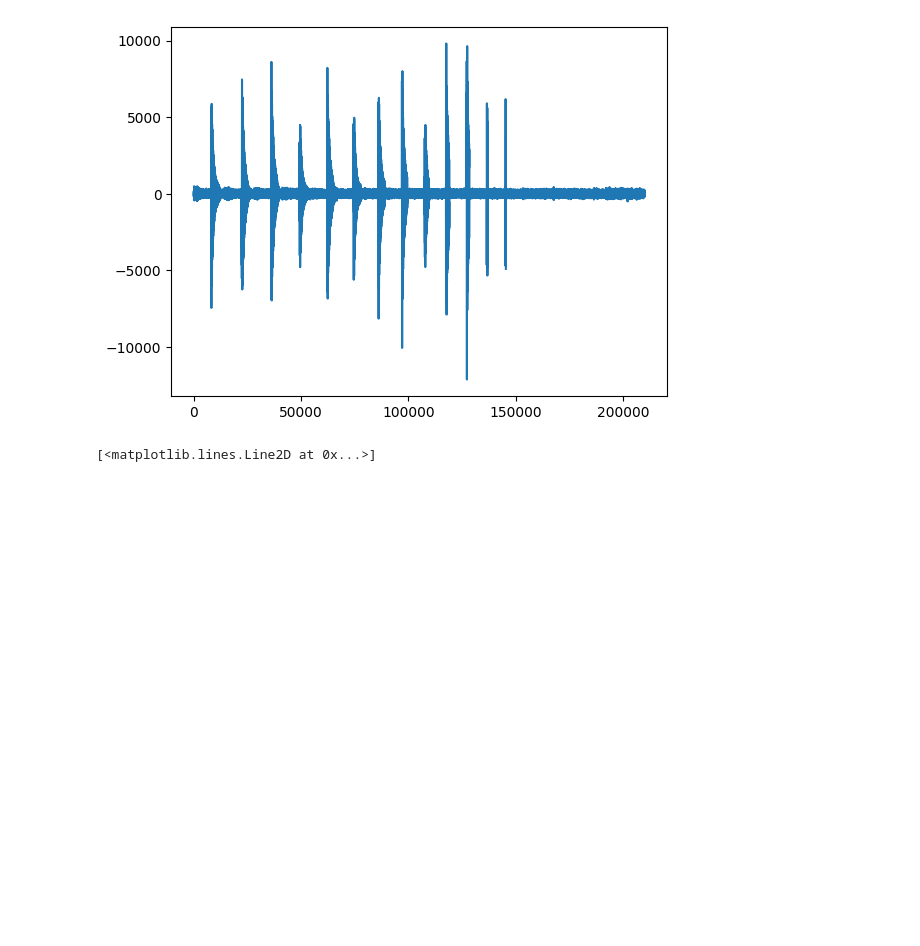
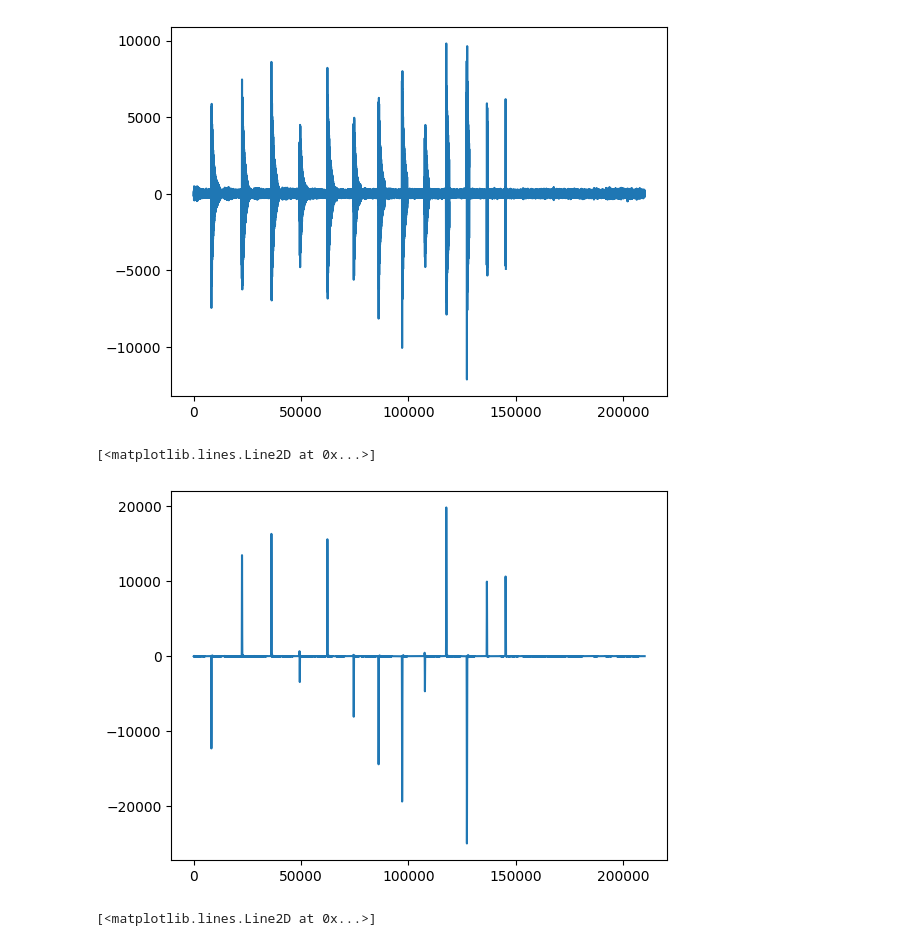
Before and after one commit to ChiragBusiness/FYP, a Jupyter notebook: difference_prediction.ipynb, the cells around one changed output. Saved outputs shown, nothing was run; the diff lists cells and outputs as text; code cells hidden in the pictures; blank space fills up the shorter version.

```diff
--- a/difference_prediction.ipynb
+++ b/difference_prediction.ipynb
@@ -116,4 +190,15 @@ plt.plot(train["target_difference"].values)
 # %% [output]
 [<matplotlib.lines.Line2D at 0x...>]
 [figure]
+# %%
+#also full data
+#I reckon alignment should be based on the command position as I dont think that changes
+#or something definetely there with the cmd position that we should explore
+#Questions to ask:
+#  Does the command position get updated as the run progresses?
+#  Is it the same motion profile every time?
+plt.plot(train["encoder_difference"].values)
+# %% [output]
+[<matplotlib.lines.Line2D at 0x...>]
+[figure, added]
 # %%
```
Also changed, not shown: parts of 42 cells of this notebook, 4 other files.
